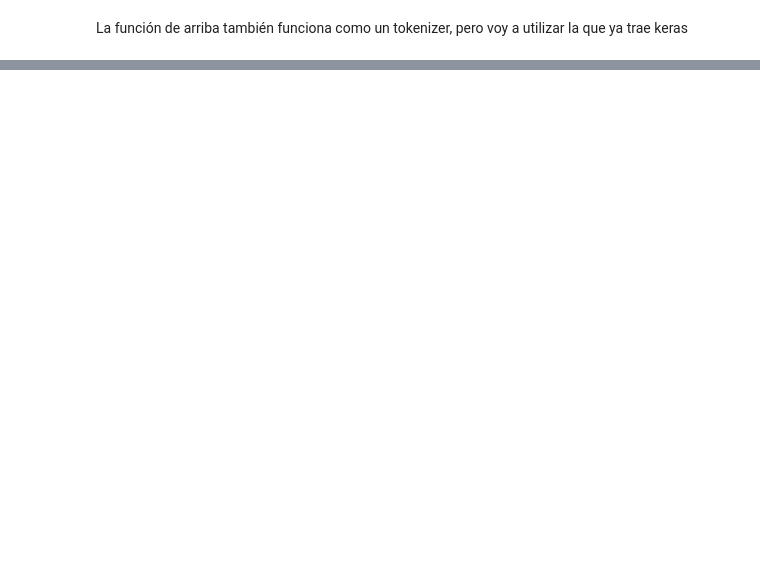
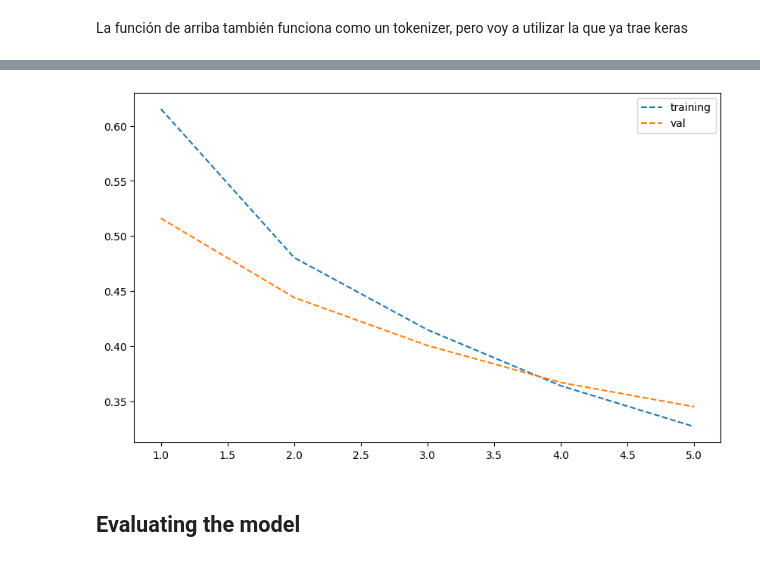
Before and after one commit to yesidexe/Deep-Learning, a Jupyter notebook: CLASIFICACIÓN/IMDB_Dataset.ipynb, the cells around one changed output, grey strips where cells are left out. Drawn from its saved outputs; the diff is of its cells as text; code cells hidden in the pictures; blank space fills up the shorter version.

```diff
--- a/CLASIFICACIÓN/IMDB_Dataset.ipynb
+++ b/CLASIFICACIÓN/IMDB_Dataset.ipynb
@@ -54,0 +72,6 @@ print(x_train)
+# %%
+y_train = np.asarray(y_train).astype('float32')
+y_test = np.asarray(y_test).astype('float32')
+
+print(y_train.shape)
+print(y_train.shape)
@@ -54,0 +87,11 @@ print(x_train)
+# %%
+model = models.Sequential()
+model.add(layers.Dense(12,activation='relu',input_shape=(10_000,)))
+model.add(layers.Dropout(0.5))
+model.add(layers.Dense(1, activation='sigmoid'))
+
+model.summary()
+
+model.compile(loss='binary_crossentropy',
+                optimizer='rmsprop',
+                metrics=['accuracy'])
@@ -54,0 +114,14 @@ print(x_train)
+# %%
+x_split = int(len(x_train)*0.7)
+y_split = int(len(y_train)*0.7)
+
+x_val = x_train[:x_split]
+partial_x_train = x_train[x_split:]
+
+y_val = y_train[:y_split]
+partial_y_train =  y_train[y_split:]
+# %%
+hist = model.fit(partial_x_train, partial_y_train,
+            batch_size=512,
+            epochs=5,
+            validation_data=(x_val, y_val))
@@ -54,0 +139,15 @@ print(x_train)
+# %%
+history = hist.history
+loss_values = history['loss']
+val_loss_values = history['val_loss']
+
+fig = plt.figure(figsize=(10,6))
+epoch = range(1,len(loss_values)+1)
+plt.plot(epoch,loss_values, '--',label='training')
+plt.plot(epoch,val_loss_values, '--',label='val')
+plt.legend()
+plt.show()
+# %% [output]
+[figure, added]
+# %% [markdown]
+## Evaluating the model
```
Also changed, not shown: parts of 14 cells of this notebook.
